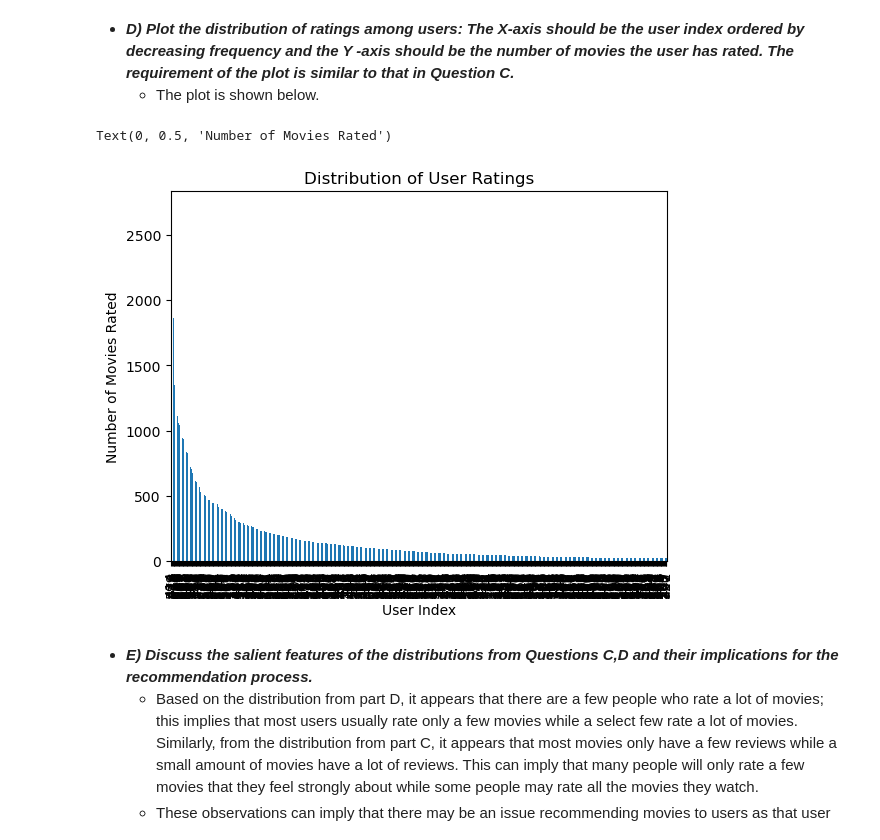
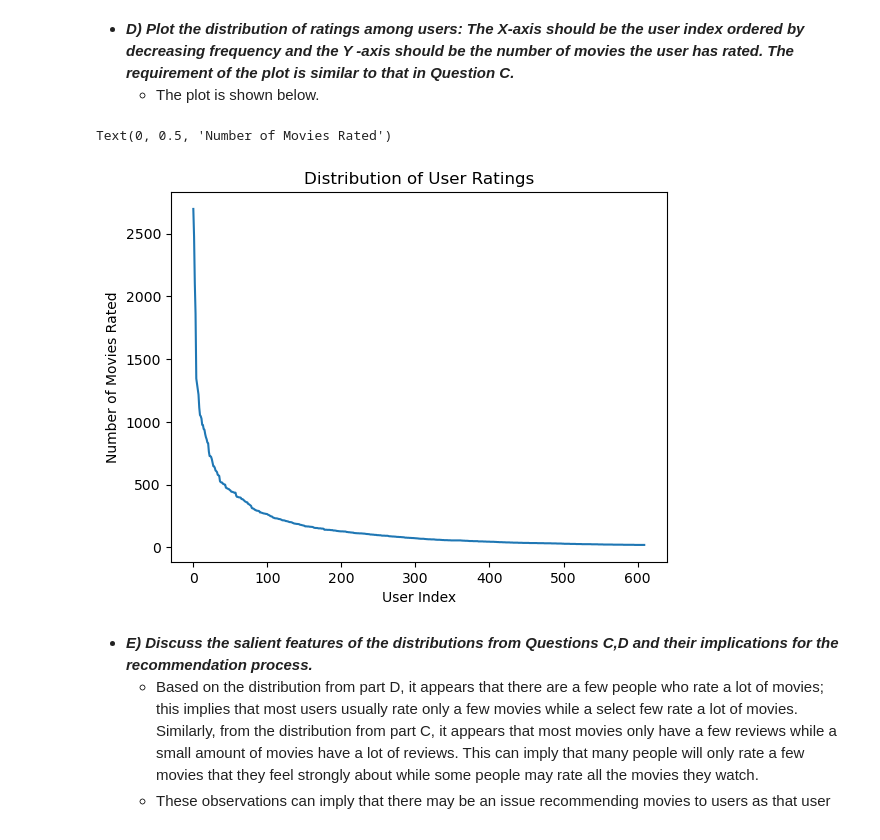
Before and after one commit to stang126/ECE-219-Large-Scale-Data-Mining, a Jupyter notebook: Project 3/Project 3.ipynb, the cells around one changed output. Drawn from its saved outputs; the diff is of its cells as text; code cells hidden in the pictures.

```diff
--- a/Project 3/Project 3.ipynb
+++ b/Project 3/Project 3.ipynb
@@ -61,13 +61,13 @@ Text(0, 0.5, 'Number of Ratings Recieved')
     - The plot is shown below.
 # %%
 # plot rating distribution
-ratings_df.userId.value_counts().plot(kind = 'bar')
+plt.plot(list(ratings_df.userId.value_counts().sort_values(ascending=False).values))
 plt.title('Distribution of User Ratings')
 plt.xlabel('User Index')
 plt.ylabel('Number of Movies Rated')
 # %% [output]
 Text(0, 0.5, 'Number of Movies Rated')
-[figure, old version]
+[figure, new version]
 # %% [markdown]
 - ***E) Discuss the salient features of the distributions from Questions C,D and their implications for the recommendation process.***
     - Based on the distribution from part D, it appears that there are a few people who rate a lot of movies; this implies that most users usually rate only a few movies while a select few rate a lot of movies. Similarly, from the distribution from part C, it appears that most movies only have a few reviews while a small amount of movies have a lot of reviews. This can imply that many people will only rate a few movies that they feel strongly about while some people may rate all the movies they watch.
```
Also changed, not shown: parts of 9 cells of this notebook.
